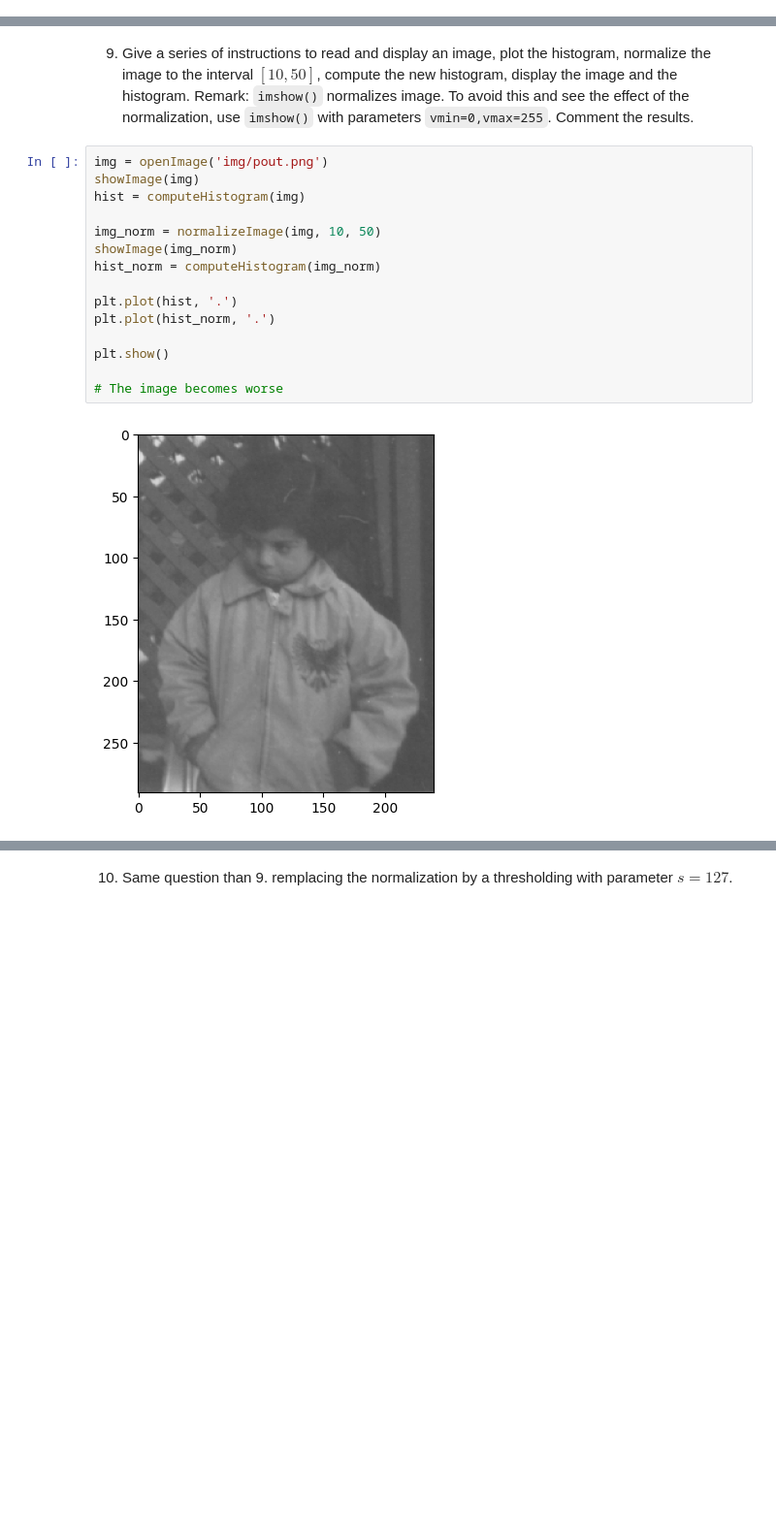
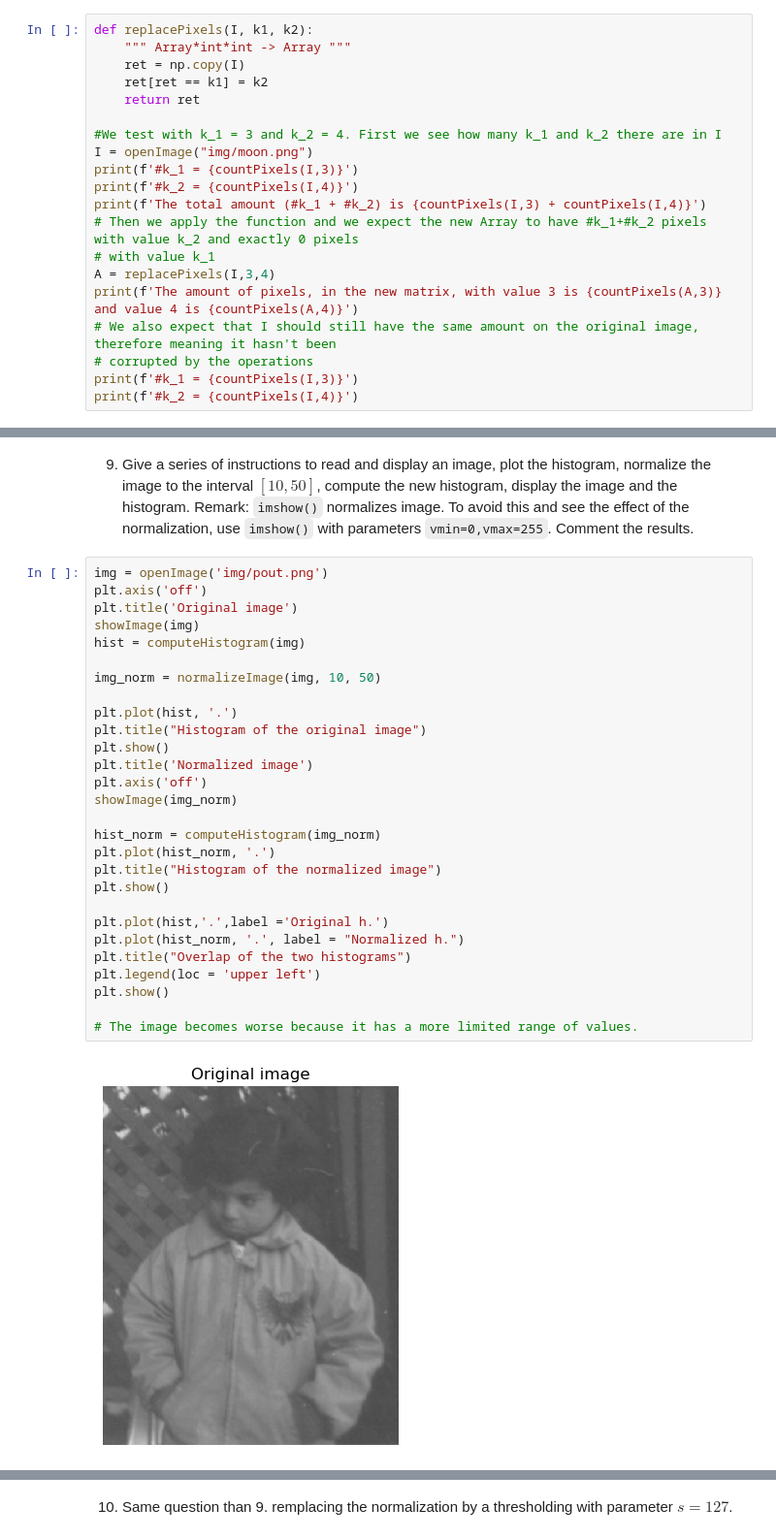
Before and after one commit to andrewerf/BIMA, a Jupyter notebook: TME1/TME1_Cosentino_Aralov.ipynb, the cells around one changed output, grey strips where cells are left out. Shown at 97% size. Saved outputs shown, nothing was run; the diff lists cells and outputs as text; blank space fills up the shorter version.

Commit message:
I made some changes. Check last exercise I left a comment for you

```diff
--- a/TME1/TME1_Cosentino_Aralov.ipynb
+++ b/TME1/TME1_Cosentino_Aralov.ipynb
@@ -265,0 +233,20 @@ If we replace 10s with 5s in test, we get
+# %%
+def replacePixels(I, k1, k2):
+    """ Array*int*int -> Array """
+    ret = np.copy(I)
+    ret[ret == k1] = k2
+    return ret
+
+#We test with k_1 = 3 and k_2 = 4. First we see how many k_1 and k_2 there are in I
+I = openImage("img/moon.png")
+print(f'#k_1 = {countPixels(I,3)}')
+print(f'#k_2 = {countPixels(I,4)}')
+print(f'The total amount (#k_1 + #k_2) is {countPixels(I,3) + countPixels(I,4)}')
+# Then we apply the function and we expect the new Array to have #k_1+#k_2 pixels with value k_2 and exactly 0 pixels
+# with value k_1
+A = replacePixels(I,3,4)
+print(f'The amount of pixels, in the new matrix, with value 3 is {countPixels(A,3)} and value 4 is {countPixels(A,4)}')
+# We also expect that I should still have the same amount on the original image, therefore meaning it hasn't been
+# corrupted by the operations
+print(f'#k_1 = {countPixels(I,3)}')
+print(f'#k_2 = {countPixels(I,4)}')
@@ -374,18 +457,31 @@ The first histogram is blue, the second one is orange
 9. Give a series of instructions to read and display an image, plot the histogram, normalize the image to the interval $[10,50]$, compute the new histogram, display the image and the histogram. Remark: `imshow()` normalizes image. To avoid this and see the effect of the normalization, use `imshow()` with parameters `vmin=0,vmax=255`. Comment the results.
 # %%
 img = openImage('img/pout.png')
+plt.axis('off')
+plt.title('Original image')
 showImage(img)
 hist = computeHistogram(img)
 
 img_norm = normalizeImage(img, 10, 50)
-showImage(img_norm)
-hist_norm = computeHistogram(img_norm)
 
 plt.plot(hist, '.')
+plt.title("Histogram of the original image")
+plt.show()
+plt.title('Normalized image')
+plt.axis('off')
+showImage(img_norm)
+
+hist_norm = computeHistogram(img_norm)
 plt.plot(hist_norm, '.')
-
+plt.title("Histogram of the normalized image")
 plt.show()
 
-# The image becomes worse
+plt.plot(hist,'.',label ='Original h.')
+plt.plot(hist_norm, '.', label = "Normalized h.")
+plt.title("Overlap of the two histograms")
+plt.legend(loc = 'upper left')
+plt.show()
+
+# The image becomes worse because it has a more limited range of values.
 # %% [output]
-[figure, old version]
+[figure, new version]
```
Also changed, not shown: parts of 24 cells of this notebook.
